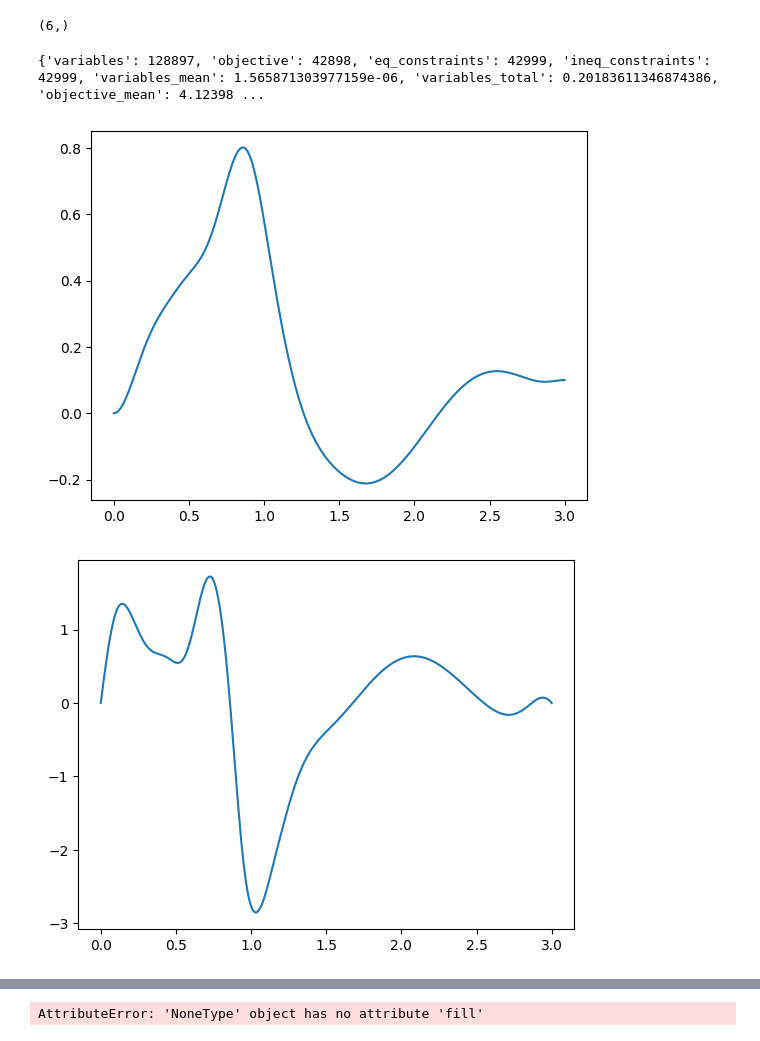
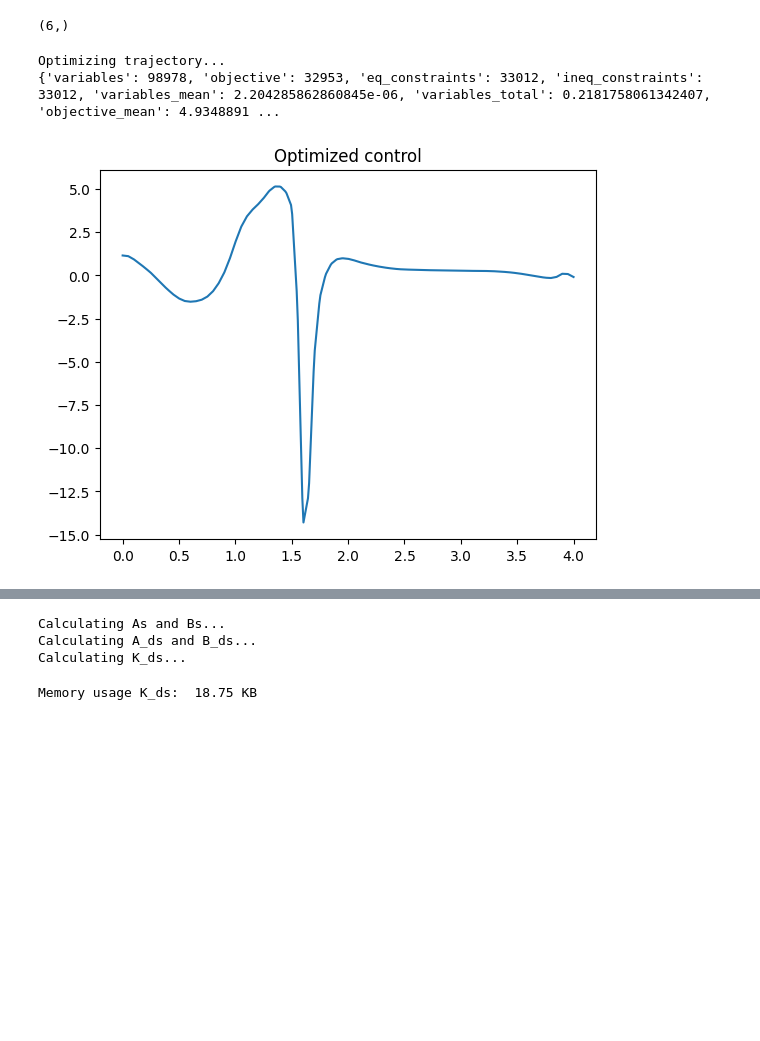
Before and after one commit to sackariaslunman/inverted-pendulum, a Jupyter notebook: src/python/env_cartpoles_direct_collocation_new.ipynb, the cells around one changed output, grey strips where cells are left out. Saved outputs shown, nothing was run; the diff lists cells and outputs as text; code cells hidden in the pictures; blank space fills up the shorter version.

Commit message:
removed old classes. added lqr finite horizon stabilization

```diff
--- a/src/python/env_cartpoles_direct_collocation_new.ipynb
+++ b/src/python/env_cartpoles_direct_collocation_new.ipynb
@@ -12,9 +14,9 @@ from lib.numerical import fe_step, rk4_step
 dt = 0.01
 g = 9.81
 
-cart = Cart(0.5, 0.005, (-0.8, 0.8))
-motor = DCMotor(0.02, 0.02, 0.2, 0.05, 8.7e-5, 8.7e-5, (-24, 24), (-1000, 1000))
-poles = [Pole(1, 0.2, 0.1), Pole(0.5, 0.2, 0.1)]
+cart = Cart(1, 0.01, (-0.8, 0.8), 0.25)
+motor = DCMotor(0.2, 0.2, 0.2, 0.05, 8.7e-5, 8.7e-5, (-24, 24), 0.1, (-100, 100), 0.1)
+poles = [Pole(1, 0.2, 0.1), Pole(1, 0.3, 0.1)]
 n = len(poles)
 
 system = CartPoleSystem(cart, motor, poles, g)
@@ -27,34 +29,37 @@ env.observation_space.shape
 # %% [output]
 (6,)
 # %%
+end_time = 4
+dt_collocation = 0.05
+N_collocation = int(end_time/dt_collocation)+1
+
+N = int(end_time/dt)
+
 direct_collocation = DirectCollocation(
-    61,
+    N_collocation,
     system.differentiate,
     system.state_lower_bound.shape[0],
     system.control_lower_bound.shape[0],
     system.constraints,
-    0.01
+    system.calculate_error,
+    0.001
 )
 
-x0 = np.array([0, 0, radians(180), 0, radians(180), 0])
+x0 = np.array([0, 0] + [radians(180), 0]*n)
 
-r = np.array([0.1, 0, 0, 0, 0, 0])
-
-end_time = 3
-N = int(end_time/dt)
+r = np.array([0.1, 0] + [0, 0]*n)
 
 last_update = perf_counter()
 
+print("Optimizing trajectory...")
 states, controls = direct_collocation.make_controller(end_time, x0, r, N)
 
 time = np.linspace(0, end_time, N)
 
-for s in states.T:
-    plt.plot(time, s)
-    plt.show()
+plt.title("Optimized control")
 plt.plot(time, controls.T[0])
 plt.show()
 # %% [output]
-{'variables': 128897, 'objective': 42898, 'eq_constraints': 42999, 'ineq_constraints': 42999, 'variables_mean': 1.565871303977159e-06, 'variables_total': 0.20183611346874386, 'objective_mean': 4.12398 ...
+Optimizing trajectory...
+{'variables': 98978, 'objective': 32953, 'eq_constraints': 33012, 'ineq_constraints': 33012, 'variables_mean': 2.204285862860845e-06, 'variables_total': 0.2181758061342407, 'objective_mean': 4.9348891 ...
-[figure, old version]
+[figure, new version]
-[figure, removed]
@@ -84,31 +111,53 @@ K_d0 = lqr.calculate_K_lqr_d(A_d0, B_d0, Q, R)
 # %%
+print("Calculating As and Bs...")
 As, Bs = np.vectorize(system.linearize, signature='(n),(m)->(n,n),(n,m)')(states, controls)
-A_ds, B_ds = np.vectorize(lqr.discretize, signature='(n,n),(n,m),(n,n),(n,m)->(n,n),(n,m)')(As, Bs, C, D)
-K_ds = np.vectorize(lqr.calculate_K_lqr_d, signature='(n,n),(n,m),(n,n),(m,m)->(m,n)')(A_ds, B_ds, Q, R)
+print("Calculating A_ds and B_ds...")
+A_ds, B_ds = np.vectorize(lqr.discretize, signature='(n,n),(n,m),(a,b),(c,d)->(n,n),(n,m)')(As, Bs, C, D)
+
+# print("Calculating A_augs and B_augs...")
+# A_augs, B_augs = np.vectorize(lqr.error_augment, signature='(n,n),(n,m),(k,n)->(o,o),(o,p)')(As, Bs, C)
+# print("Calculating A_aug_ds and B_aug_ds...")
+# A_aug_ds, B_aug_ds = np.vectorize(lqr.discretize, signature='(n,n),(n,m),(a,b),(c,d)->(n,n),(n,m)')(A_augs, B_augs, C, D)
+
+print("Calculating K_ds...")
+_, K_ds = lqr.calculate_finite_K_ds(A_ds, B_ds, Q, R)
+# print("Calculating K_aug_ds...")
+# _, K_aug_ds = lqr.calculate_finite_K_ds(A_aug_ds, B_aug_ds, Q_aug, R)
+# %% [output]
+Calculating As and Bs...
+Calculating A_ds and B_ds...
+Calculating K_ds...
+# %%
+print("Memory usage K_ds: ", (K_ds.nbytes)/1024**1, "KB")
+# print("Memory usage K_aug_ds: ", (K_aug_ds.nbytes)/1024**1, "KB")
+# %% [output]
+Memory usage K_ds:  18.75 KB
 # %%
 last_update = perf_counter()
 state, _ = env.reset(x0)
 
-time_longer = 7
-N_longer = int(time_longer/dt)
+errors = np.zeros((N_env, 2+2*n))
+# acc_error = np.zeros((1))
 
-for i in range(N_longer):
+for i in range(N_env-1):
     while perf_counter() < last_update + dt:
         pass
     last_update = perf_counter()
 
+    error = np.zeros(2+2*n)
     if i < N*1:
         error = system.calculate_error(state, states[i])
         u_ff = controls[i]
+        # acc_error = (error @ C.T) + acc_error
+        # state_error = np.concatenate((error, acc_error))
         u_fb = lqr.feedback(K_ds[i], error)
         u = u_ff + u_fb
     else:
         error = system.calculate_error(state, states[-1])
         u = lqr.feedback(K_ds[-1], error)
+    errors[i] = error
 
     state, reward, done, msg, _ = env.step(u)
     env.render()
 
 env.close()
-# %% [output]
-AttributeError: 'NoneType' object has no attribute 'fill'
```
Also changed, not shown: parts of 5 cells of this notebook, 19 other files.
